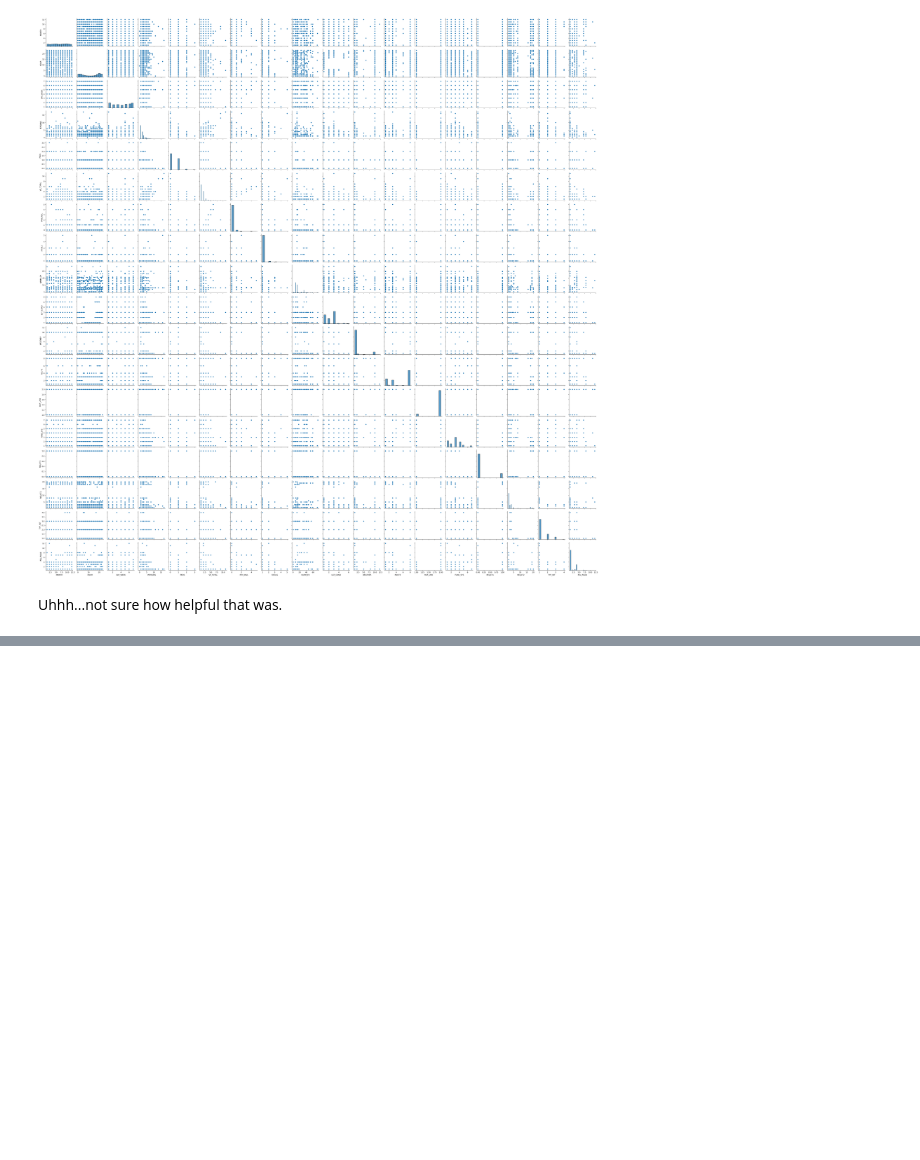
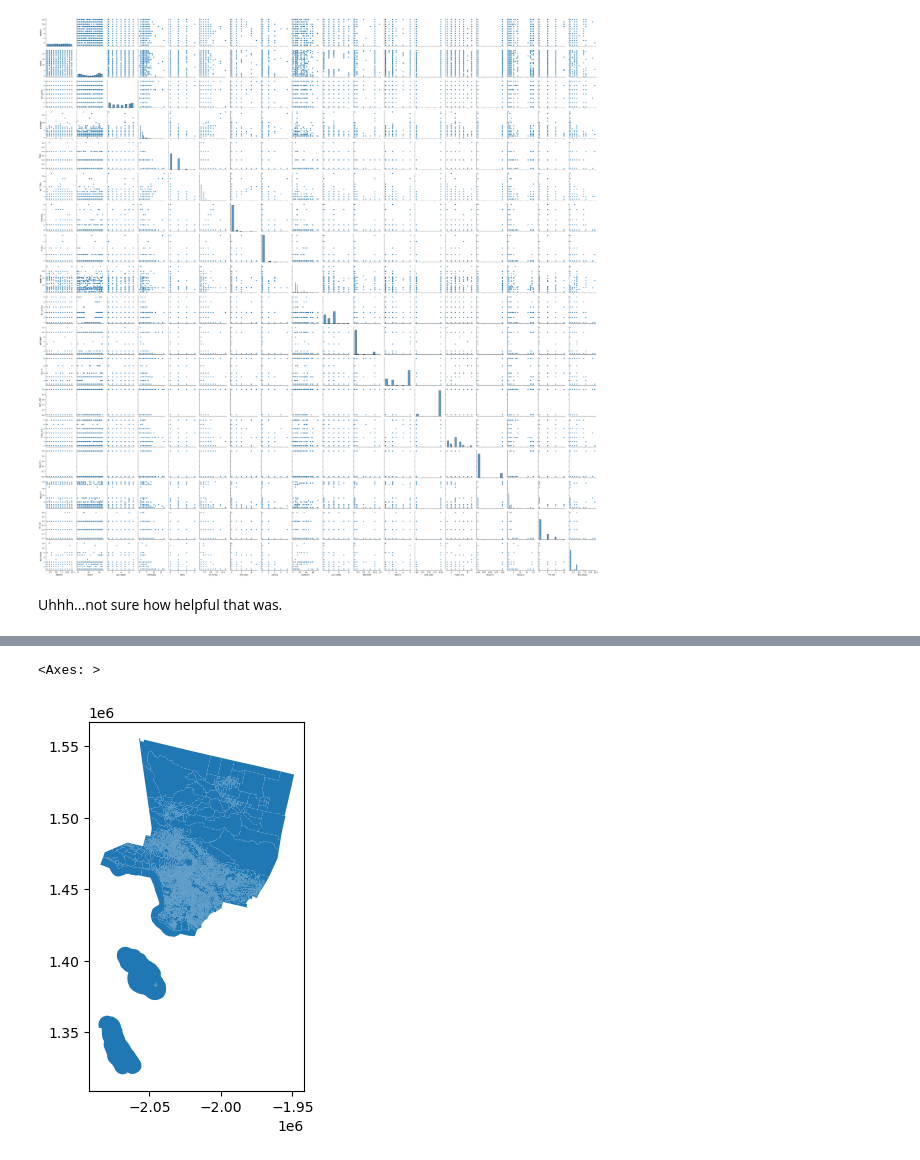
Before and after one commit to Arcturus816/Impact-of-Built-Environment, a Jupyter notebook: code/eda.ipynb, the cells around one changed output, grey strips where cells are left out. Drawn from its saved outputs; the diff is of its cells as text; code cells hidden in the pictures; blank space fills up the shorter version.

Commit message:
Add preliminary EDA for EPA data with GeoPandas

```diff
--- a/code/eda.ipynb
+++ b/code/eda.ipynb
@@ -1003,0 +1010,3 @@ Uhhh...not sure how helpful that was.
+# %%
+smart_location_df = geopandas.read_file("../data/raw/EPA/SmartLocationDatabaseV3/SmartLocationDatabase.gdb")
+smart_location_df
@@ -1003,0 +1083,3 @@ Uhhh...not sure how helpful that was.
+# %%
+los_angeles_df = smart_location_df[(smart_location_df['COUNTYFP'] == "037") & (smart_location_df['STATEFP'] == "06")]
+los_angeles_df
@@ -1003,0 +1100,5 @@ Uhhh...not sure how helpful that was.
+# %%
+los_angeles_df.plot()
+# %% [output]
+<Axes: >
+[figure, added]
```
Also changed, not shown: parts of 14 cells of this notebook.
